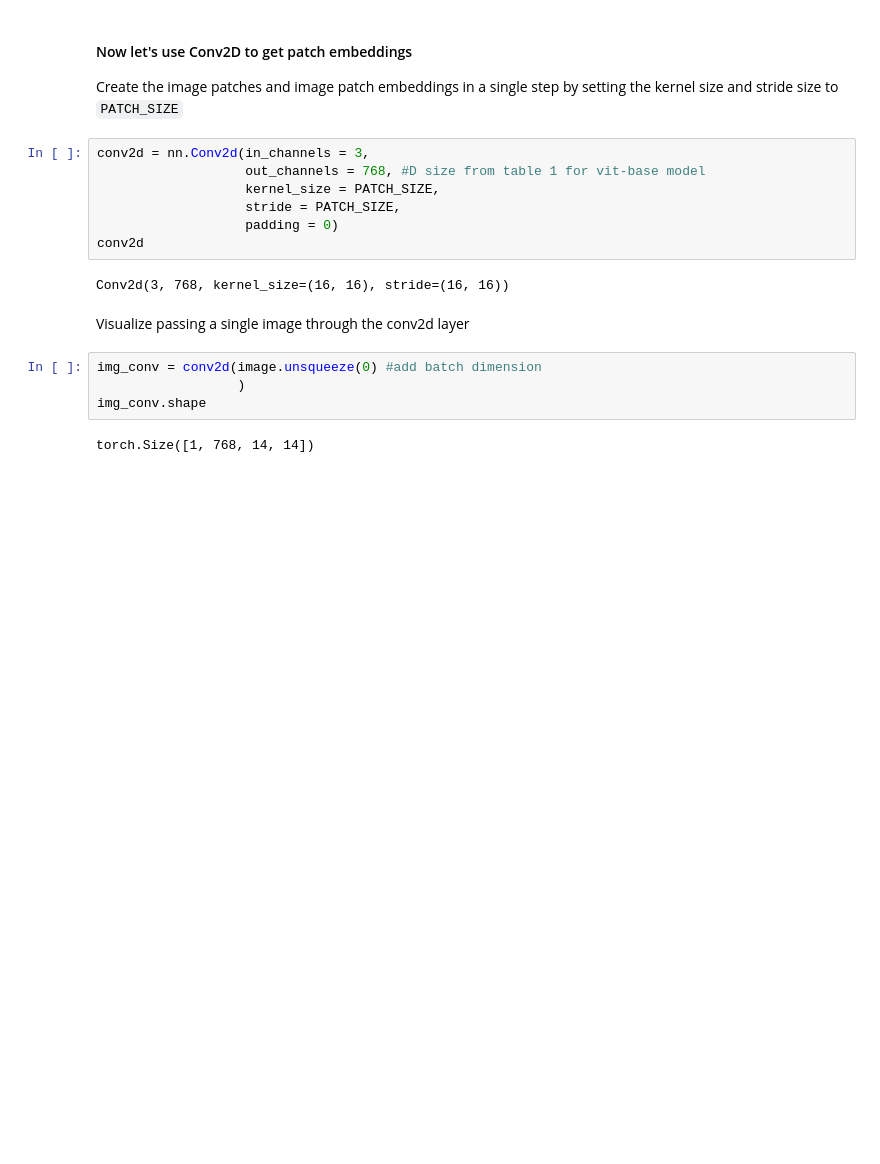
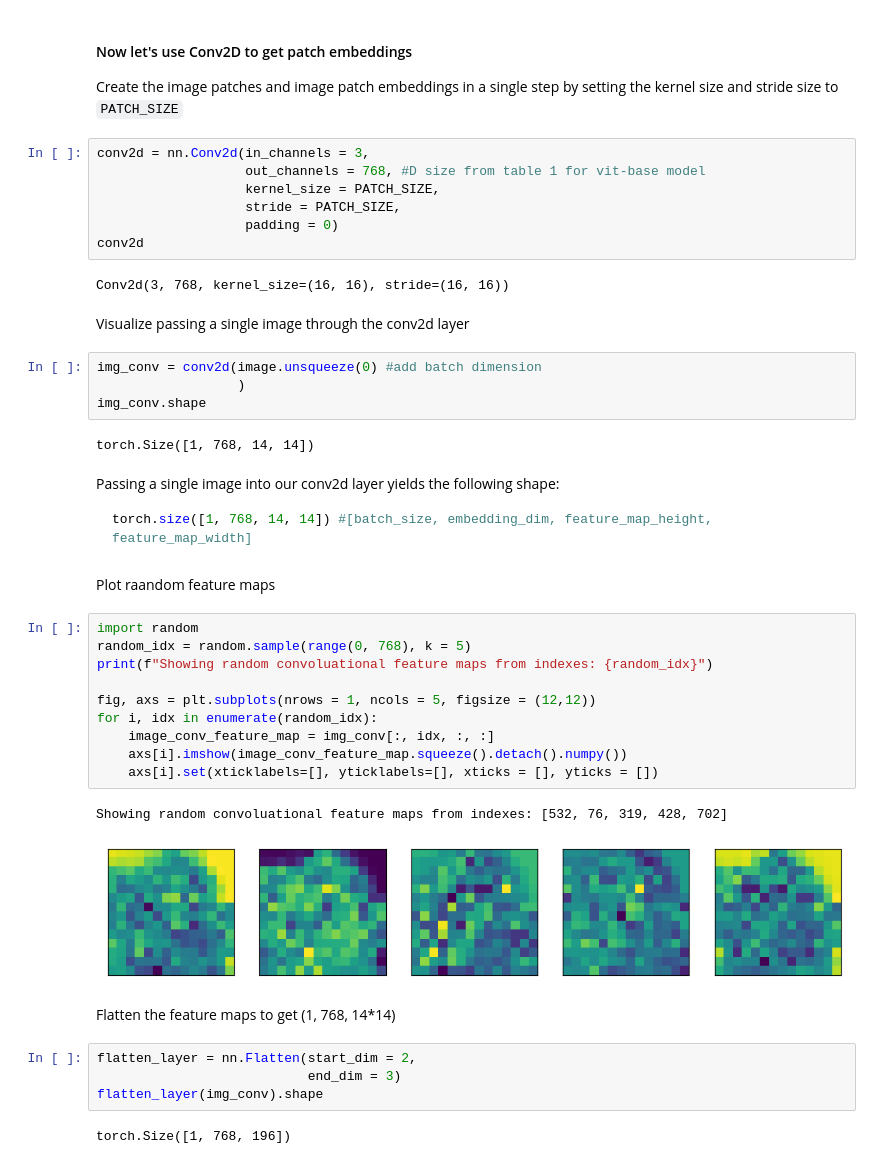
Before and after one commit to tituslhy/symmetrical-octo-spork, a Jupyter notebook: Notebooks/8. Paper_Replicating.ipynb, the cells around one changed output. Saved outputs shown, nothing was run; the diff lists cells and outputs as text; blank space fills up the shorter version.

````diff
--- a/Notebooks/8. Paper_Replicating.ipynb
+++ b/Notebooks/8. Paper_Replicating.ipynb
@@ -220,3 +220,31 @@ img_conv = conv2d(image.unsqueeze(0) #add batch dimension
 img_conv.shape
 # %% [output]
 torch.Size([1, 768, 14, 14])
+# %% [markdown]
+Passing a single image into our conv2d layer yields the following shape:
+```python
+torch.size([1, 768, 14, 14]) #[batch_size, embedding_dim, feature_map_height, feature_map_width]
+```
+# %% [markdown]
+Plot raandom feature maps
+# %%
+import random
+random_idx = random.sample(range(0, 768), k = 5)
+print(f"Showing random convoluational feature maps from indexes: {random_idx}")
+
+fig, axs = plt.subplots(nrows = 1, ncols = 5, figsize = (12,12))
+for i, idx in enumerate(random_idx):
+    image_conv_feature_map = img_conv[:, idx, :, :]
+    axs[i].imshow(image_conv_feature_map.squeeze().detach().numpy())
+    axs[i].set(xticklabels=[], yticklabels=[], xticks = [], yticks = [])
+# %% [output]
+Showing random convoluational feature maps from indexes: [532, 76, 319, 428, 702]
+[figure, added]
+# %% [markdown]
+Flatten the feature maps to get (1, 768, 14*14)
+# %%
+flatten_layer = nn.Flatten(start_dim = 2,
+                           end_dim = 3)
+flatten_layer(img_conv).shape
+# %% [output]
+torch.Size([1, 768, 196])
````
Also changed, not shown: parts of 24 cells of this notebook.
